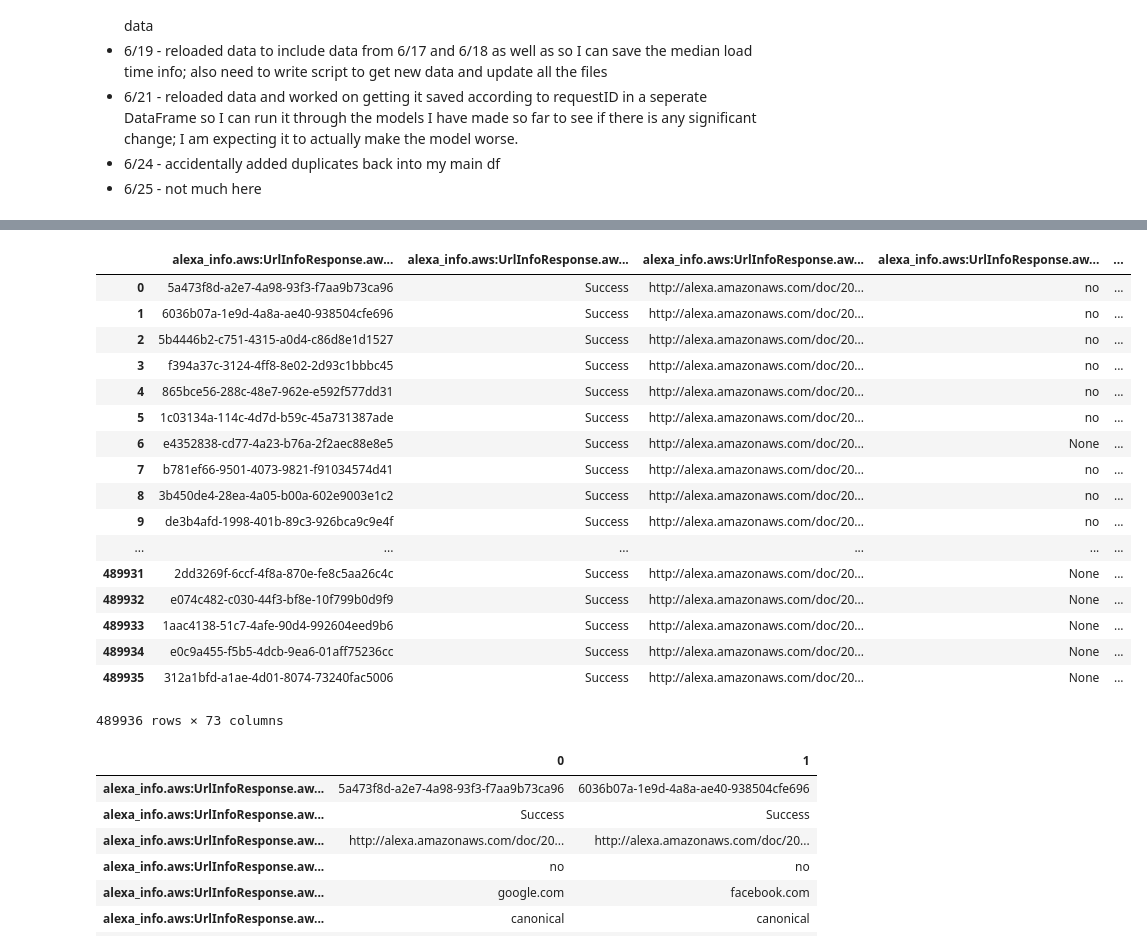
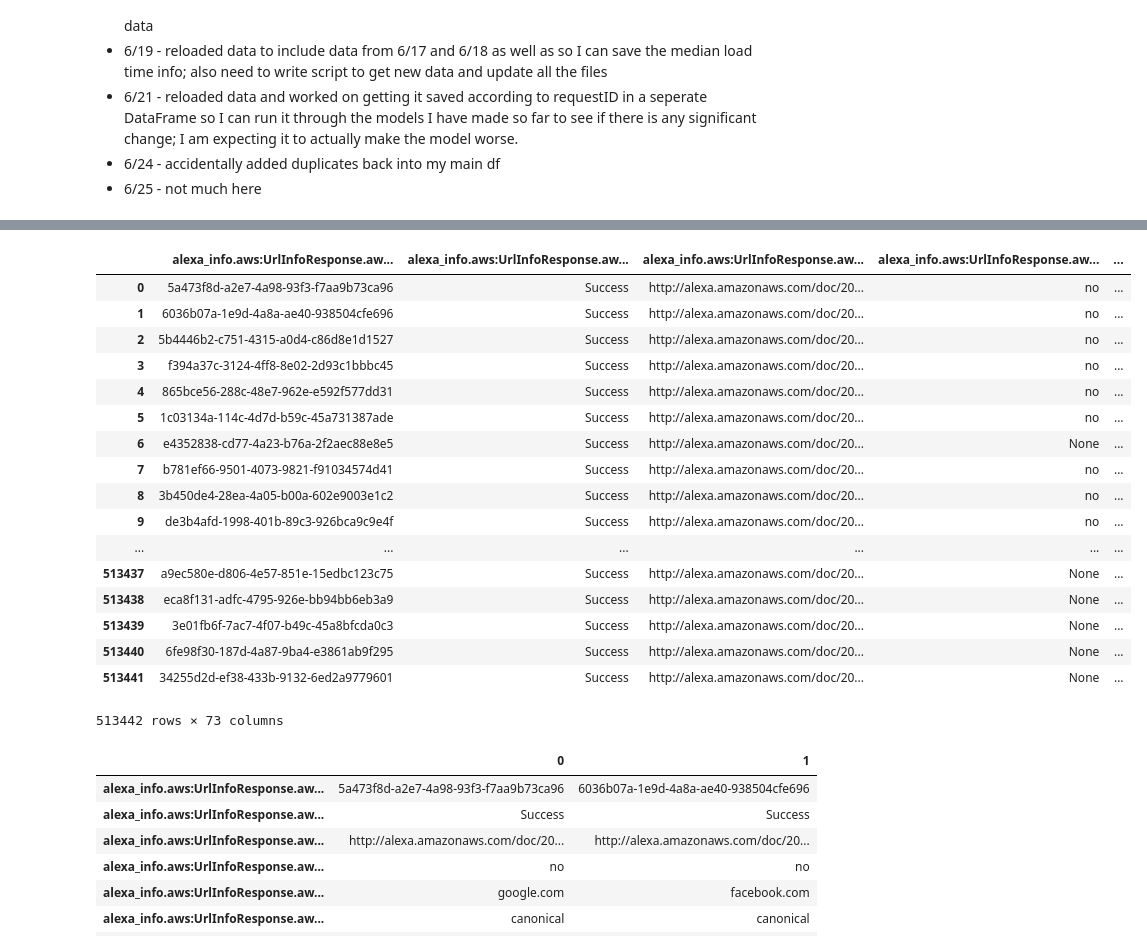
Before and after one commit to G2-IT-Group/external-resource-models, a Jupyter notebook: erinnordquist/alexa_data_organization.ipynb, the cells around one changed output, grey strips where cells are left out. Saved outputs shown, nothing was run; the diff lists cells and outputs as text; code cells hidden in the pictures.

```diff
--- a/erinnordquist/alexa_data_organization.ipynb
+++ b/erinnordquist/alexa_data_organization.ipynb
@@ -21,7 +21,7 @@ import pyarrow as pa
 from pandas.io.json import json_normalize
 # %%
 #to sample part of the data set, change dates to a list of dates or use the commented code to take a mostly-random sample
-#running this block with no changes will load the entire dataset up through yesterday (ie. does not include the current day)
+#running this block with no changes will load the entire dataset
 
 all_dates =  ['newNONTORbenigndata'] + os.listdir('/data/data')[1:-3]
 dates = all_dates
@@ -55,7 +55,7 @@ for d in dates:
                     try:
                         temp_df=json_normalize(r['data'])
                         labels = []
-                        if len(files[i]) <= 7 :
+                        if len(files[i]) <= 10 :
                             labels += [0]*len(temp_df)
                         else :
                             labels += [1]*len(temp_df)
@@ -68,11 +68,6 @@ for d in dates:
                     print(date)
     except:
         print('something broke')
-
-df = pd.concat(df_lst, axis = 0, join = 'outer', ignore_index = True )
-df = df.drop(columns=['alexa_info'])
-df
-#took just over 30min to load all data up to June 16 -> resulted in 288,123 rows and 69 columns
 # %% [output]
 newNONTORbenigndata
 2019-02-24
@@ -112,26 +89,31 @@ newNONTORbenigndata
 # %%
-df = pd.concat(df_lst, axis = 0, join = 'outer', ignore_index = True )
+#bring all frames together and drop an empty column
+try:
+    df = pd.concat(df_lst, axis = 0, join = 'outer', ignore_index = True )
+except:
+    print(df_lst)
+    df = df_lst[0]
 df = df.drop(columns=['alexa_info'])
 df
 # %% [output]
 |  | alexa_info.aws:UrlInfoResponse.aw... | alexa_info.aws:UrlInfoResponse.aw... | alexa_info.aws:UrlInfoResponse.aw... | alexa_info.aws:UrlInfoResponse.aw... | ... |
 | 0 | 5a473f8d-a2e7-4a98-93f3-f7aa9b73ca96 | Success | http://alexa.amazonaws.com/doc/20... | no | ... |
 | 1 | 6036b07a-1e9d-4a8a-ae40-938504cfe696 | Success | http://alexa.amazonaws.com/doc/20... | no | ... |
 | 2 | 5b4446b2-c751-4315-a0d4-c86d8e1d1527 | Success | http://alexa.amazonaws.com/doc/20... | no | ... |
 | 3 | f394a37c-3124-4ff8-8e02-2d93c1bbbc45 | Success | http://alexa.amazonaws.com/doc/20... | no | ... |
 | 4 | 865bce56-288c-48e7-962e-e592f577dd31 | Success | http://alexa.amazonaws.com/doc/20... | no | ... |
 | 5 | 1c03134a-114c-4d7d-b59c-45a731387ade | Success | http://alexa.amazonaws.com/doc/20... | no | ... |
 | 6 | e4352838-cd77-4a23-b76a-2f2aec88e8e5 | Success | http://alexa.amazonaws.com/doc/20... | None | ... |
 | 7 | b781ef66-9501-4073-9821-f91034574d41 | Success | http://alexa.amazonaws.com/doc/20... | no | ... |
 | 8 | 3b450de4-28ea-4a05-b00a-602e9003e1c2 | Success | http://alexa.amazonaws.com/doc/20... | no | ... |
 | 9 | de3b4afd-1998-401b-89c3-926bca9c9e4f | Success | http://alexa.amazonaws.com/doc/20... | no | ... |
 | ... | ... | ... | ... | ... | ... |
-| 489931 | 2dd3269f-6ccf-4f8a-870e-fe8c5aa26c4c | Success | http://alexa.amazonaws.com/doc/20... | None | ... |
-| 489932 | e074c482-c030-44f3-bf8e-10f799b0d9f9 | Success | http://alexa.amazonaws.com/doc/20... | None | ... |
-| 489933 | 1aac4138-51c7-4afe-90d4-992604eed9b6 | Success | http://alexa.amazonaws.com/doc/20... | None | ... |
-| 489934 | e0c9a455-f5b5-4dcb-9ea6-01aff75236cc | Success | http://alexa.amazonaws.com/doc/20... | None | ... |
-| 489935 | 312a1bfd-a1ae-4d01-8074-73240fac5006 | Success | http://alexa.amazonaws.com/doc/20... | None | ... |
+| 513437 | a9ec580e-d806-4e57-851e-15edbc123c75 | Success | http://alexa.amazonaws.com/doc/20... | None | ... |
+| 513438 | eca8f131-adfc-4795-926e-bb94bb6eb3a9 | Success | http://alexa.amazonaws.com/doc/20... | None | ... |
+| 513439 | 3e01fb6f-7ac7-4f07-b49c-45a8bfcda0c3 | Success | http://alexa.amazonaws.com/doc/20... | None | ... |
+| 513440 | 6fe98f30-187d-4a87-9ba4-e3861ab9f295 | Success | http://alexa.amazonaws.com/doc/20... | None | ... |
+| 513441 | 34255d2d-ef38-433b-9132-6ed2a9779601 | Success | http://alexa.amazonaws.com/doc/20... | None | ... |
-489936 rows × 73 columns
+513442 rows × 73 columns
 # %%
 df.head(2).T
 # %% [output]
```
Also changed, not shown: parts of 7 cells of this notebook, 5 other files.
